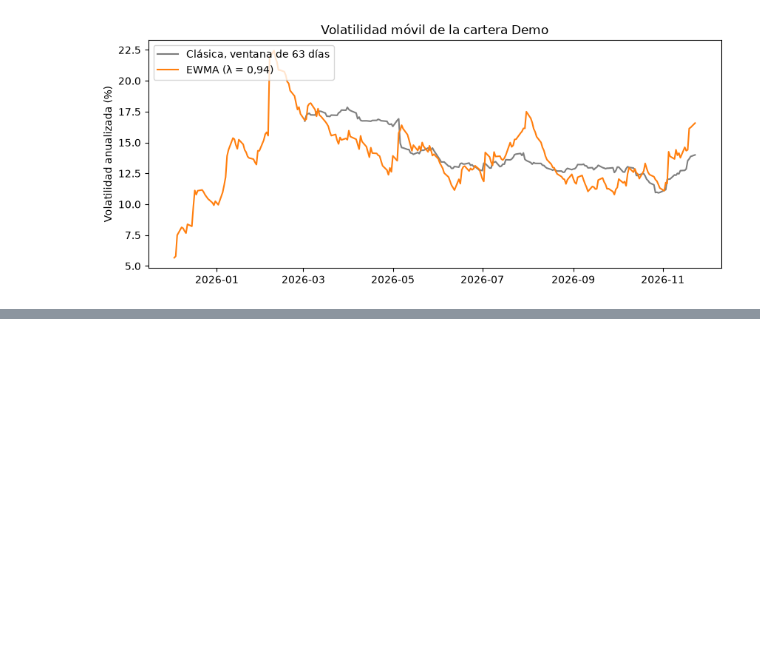
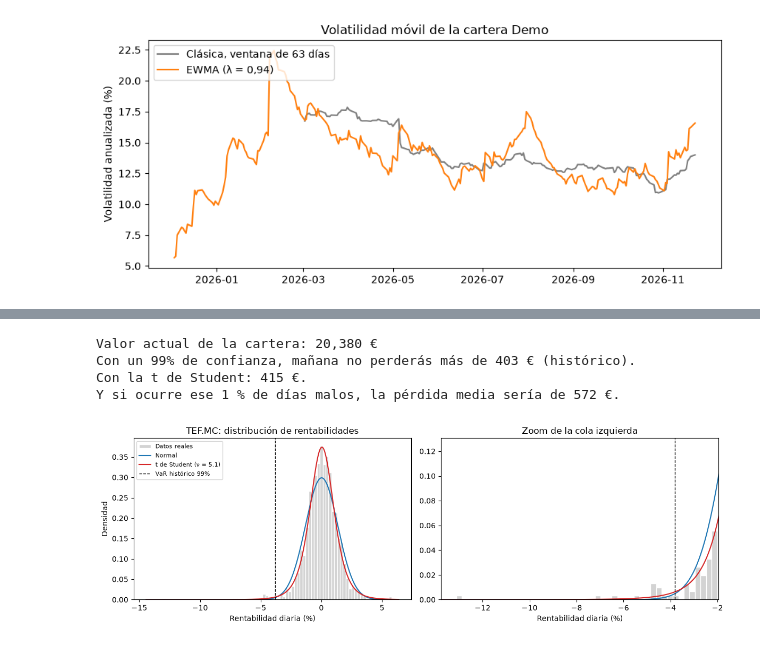
Before and after one commit to marcosortegan/gestor-carteras, a Jupyter notebook: notebooks/riesgo.ipynb, the cells around one changed output, grey strips where cells are left out. Saved outputs shown, nothing was run; the diff lists cells and outputs as text; code cells hidden in the pictures; blank space fills up the shorter version.

```diff
--- a/notebooks/riesgo.ipynb
+++ b/notebooks/riesgo.ipynb
@@ -69,0 +101,52 @@ fig.savefig(CARPETA / "volatilidad.png", dpi=150, bbox_inches="tight")
+# %%
+from cartera.valoracion import resumen_cartera
+from cartera.riesgo import var_historico, cvar_historico, var_tStudent, cvar_tStudent
+
+nivel = 0.99
+r_cartera = cartera.dropna()
+valor = resumen_cartera(conn, cartera_id_demo)["valor_actual"]
+
+var_eur = var_historico(r_cartera, nivel) * valor
+cvar_eur = cvar_historico(r_cartera, nivel) * valor
+var_t_eur = var_tStudent(r_cartera, nivel) * valor
+
+print(f"Valor actual de la cartera: {valor:,.0f} €")
+print(f"Con un {nivel:.0%} de confianza, mañana no perderás más de {var_eur:,.0f} € (histórico).")
+print(f"Con la t de Student: {var_t_eur:,.0f} €.")
+print(f"Y si ocurre ese 1 % de días malos, la pérdida media sería de {cvar_eur:,.0f} €.")
+# %% [output]
+Valor actual de la cartera: 20,380 €
+Con un 99% de confianza, mañana no perderás más de 403 € (histórico).
+Con la t de Student: 415 €.
+Y si ocurre ese 1 % de días malos, la pérdida media sería de 572 €.
+# %%
+from scipy import stats
+
+nombre = "TEF.MC"
+r = todo[nombre].dropna()
+
+mu, sigma = r.mean(), r.std()
+df, loc, escala = stats.t.fit(r)
+x = np.linspace(r.min() * 1.1, r.max() * 1.1, 500)
+
+fig, (ax1, ax2) = plt.subplots(1, 2, figsize=(12, 4))
+for ax in (ax1, ax2):
+    ax.hist(r * 100, bins=80, density=True, color="lightgray", edgecolor="white", label="Datos reales")
+    ax.plot(x * 100, stats.norm.pdf(x, mu, sigma) / 100, color="tab:blue", label="Normal")
+    ax.plot(x * 100, stats.t.pdf(x, df, loc, escala) / 100, color="tab:red", label=f"t de Student (ν = {df:.1f})")
+    ax.axvline(-var_historico(r, nivel) * 100, color="black", ls="--", lw=1, label=f"VaR histórico {nivel:.0%}")
+    ax.set_xlabel("Rentabilidad diaria (%)")
+
+ax1.set_title(f"{nombre}: distribución de rentabilidades")
+ax1.set_ylabel("Densidad")
+ax1.legend(fontsize=8)
+
+corte = r.quantile(0.05)
+ax2.set_xlim(r.min() * 100 * 1.05, corte * 100)
+ax2.set_ylim(0, stats.norm.pdf(corte, mu, sigma) / 100 * 1.3)
+ax2.set_title("Zoom de la cola izquierda")
+
+fig.tight_layout()
+fig.savefig(CARPETA / f"colas_{nombre}.png", dpi=150, bbox_inches="tight")
+# %% [output]
+[figure, added]
```
Also changed, not shown: parts of 6 cells of this notebook, 4 other files.
